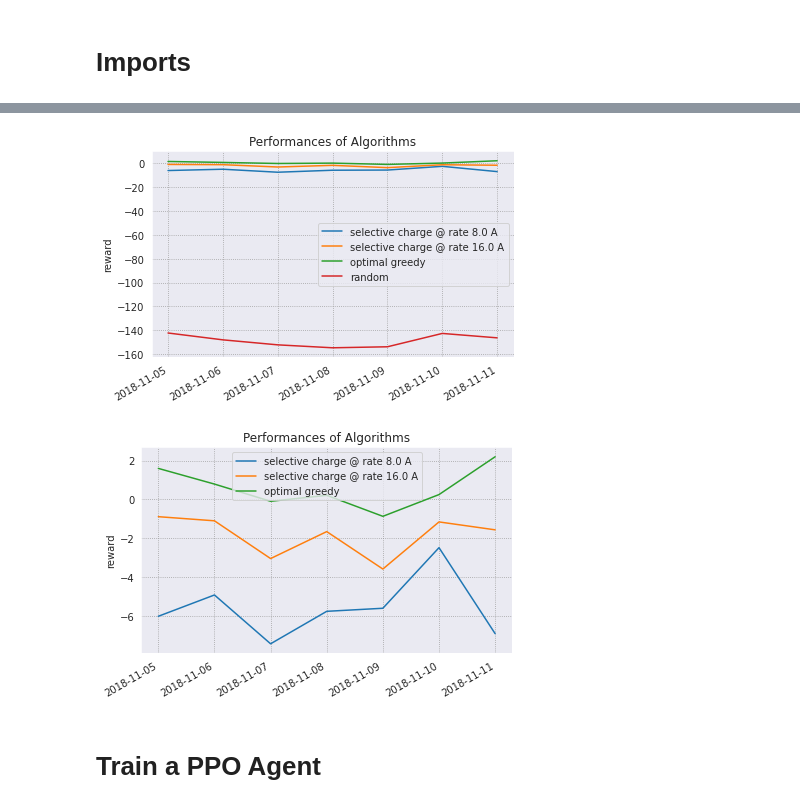
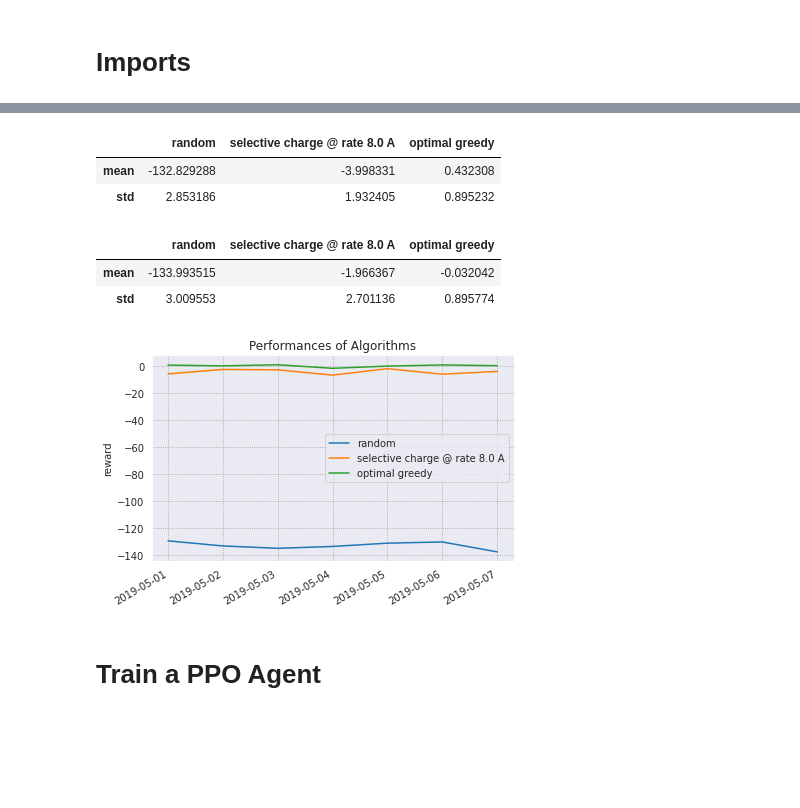
Before and after one commit to chrisyeh96/sustaingym, a Jupyter notebook: examples/baseline_algos.ipynb, the cells around one changed output, grey strips where cells are left out. Saved outputs shown, nothing was run; the diff lists cells and outputs as text; code cells hidden in the pictures; blank space fills up the shorter version.

```diff
--- a/examples/baseline_algos.ipynb
+++ b/examples/baseline_algos.ipynb
@@ -30,21 +47,15 @@ import pandas as pd
 
 DATE_FORMAT = "%Y-%m-%d"
 
-date_period = ('2018-11-05', '2018-11-11')
+def collect_rewards(algs, date_period, num_days=-1):
+    begin = datetime.strptime(DEFAULT_PERIOD_TO_RANGE[date_period][0], DATE_FORMAT)
+    end = datetime.strptime(DEFAULT_PERIOD_TO_RANGE[date_period][1], DATE_FORMAT)
+    days_diff = end - begin
 
-generator = RealTraceGenerator(site='caltech', date_period=date_period, sequential=True, period=5)
-eval_env = EVChargingEnv(generator, action_type='discrete')
-eval_env2 = EVChargingEnv(generator, action_type='discrete', project_action=True)
-
-eval_env.reset()
-
-# algs = [SelectiveChargingAlgorithm(rate=1.0), SelectiveChargingAlgorithm(rate=2.0), GreedyAlgorithm(), RandomAlgorithm()]
-algs = [RandomAlgorithm(eval_env), RandomAlgorithm(eval_env2), SelectiveChargingAlgorithm(eval_env, rate=1.0), GreedyAlgorithm(eval_env)]
-def collect_rewards(algs):
-    begin = datetime.strptime(date_period[0], DATE_FORMAT)
-    end = datetime.strptime(date_period[1], DATE_FORMAT)
-    days_diff = end - begin
-    num_days_sim = days_diff.days + 1
+    if num_days == -1:
+        num_days_sim = days_diff.days + 1
+    else:
+        num_days_sim = num_days
 
     results = {}
     for alg in algs:
@@ -58,6 +69,18 @@ def collect_rewards(algs):
     results.set_index('dates', inplace=True)
     return results
 
-heuristics_rewards = collect_rewards(algs)
-heuristics_rewards
+date_ranges = [TRAIN_DATE_RANGE, TEST_DATE_RANGE]
+heuristics_rewards = []
+
+for date_range in date_ranges:
+    gen = GMMsTraceGenerator(site=SITE, date_period=date_range, random_seed=123)
+    env = EVChargingEnv(gen, action_type='continuous', verbose=1, project_action=False)
+
+    env.reset()
+    algs = [
+        RandomAlgorithm(env),
+        SelectiveChargingAlgorithm(env, rate=1.0),
+        GreedyAlgorithm(env)
+    ]
+    heuristics_rewards.append(collect_rewards(algs, date_range, num_days=7))
 # %% [output]
@@ -77,26 +104,27 @@ Running optimal greedy
+# %%
+# Summer 2019
+heuristics_rewards[0].describe().loc[['mean', 'std']]
+# %% [output]
+|  | random | selective charge @ rate 8.0 A | optimal greedy |
+| mean | -132.829288 | -3.998331 | 0.432308 |
+| std | 2.853186 | 1.932405 | 0.895232 |
+# %%
+# Spring 2020
+heuristics_rewards[1].describe().loc[['mean', 'std']]
+# %% [output]
+|  | random | selective charge @ rate 8.0 A | optimal greedy |
+| mean | -133.993515 | -1.966367 | -0.032042 |
+| std | 3.009553 | 2.701136 | 0.895774 |
 # %%
 plt.title("Performances of Algorithms")
-for col in heuristics_rewards.columns:
-    plt.plot(heuristics_rewards[col], label=col)
+for col in heuristics_rewards[0].columns:
+    plt.plot(heuristics_rewards[0][col], label=col)
 plt.ylabel('reward')
 plt.gcf().autofmt_xdate()
 plt.legend()
 plt.tight_layout()
 plt.show()
 # %% [output]
-[figure, old version]
+[figure, new version]
-# %%
-plt.title("Performances of Algorithms")
-for col in heuristics_rewards.columns:
-    if col == 'random':
-        continue
-    plt.plot(heuristics_rewards[col], label=col)
-plt.ylabel('reward')
-plt.gcf().autofmt_xdate()
-plt.legend()
-plt.tight_layout()
-plt.show()
-# %% [output]
-[figure, removed]
 # %% [markdown]
 # Train a PPO Agent
```
Also changed, not shown: parts of 18 cells of this notebook, 10 other files.
